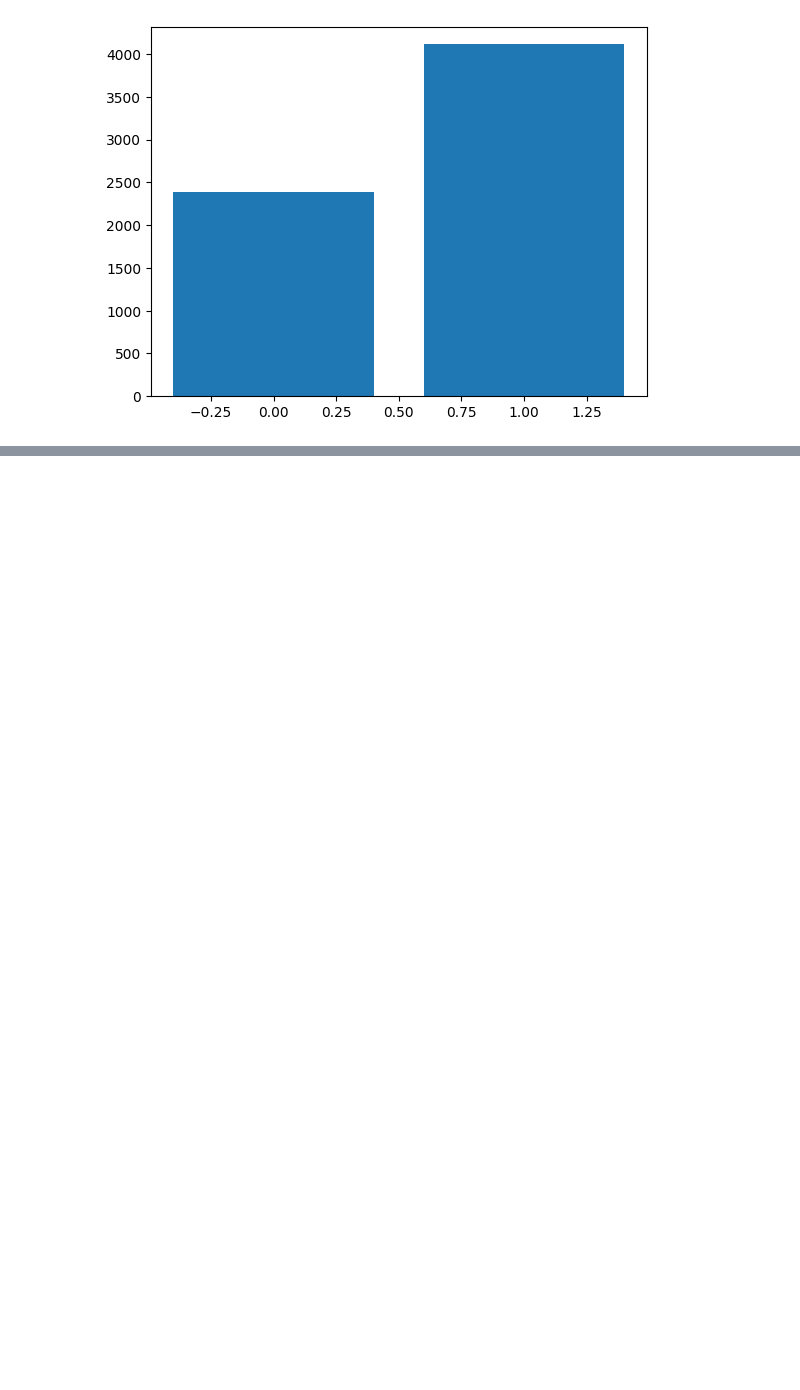
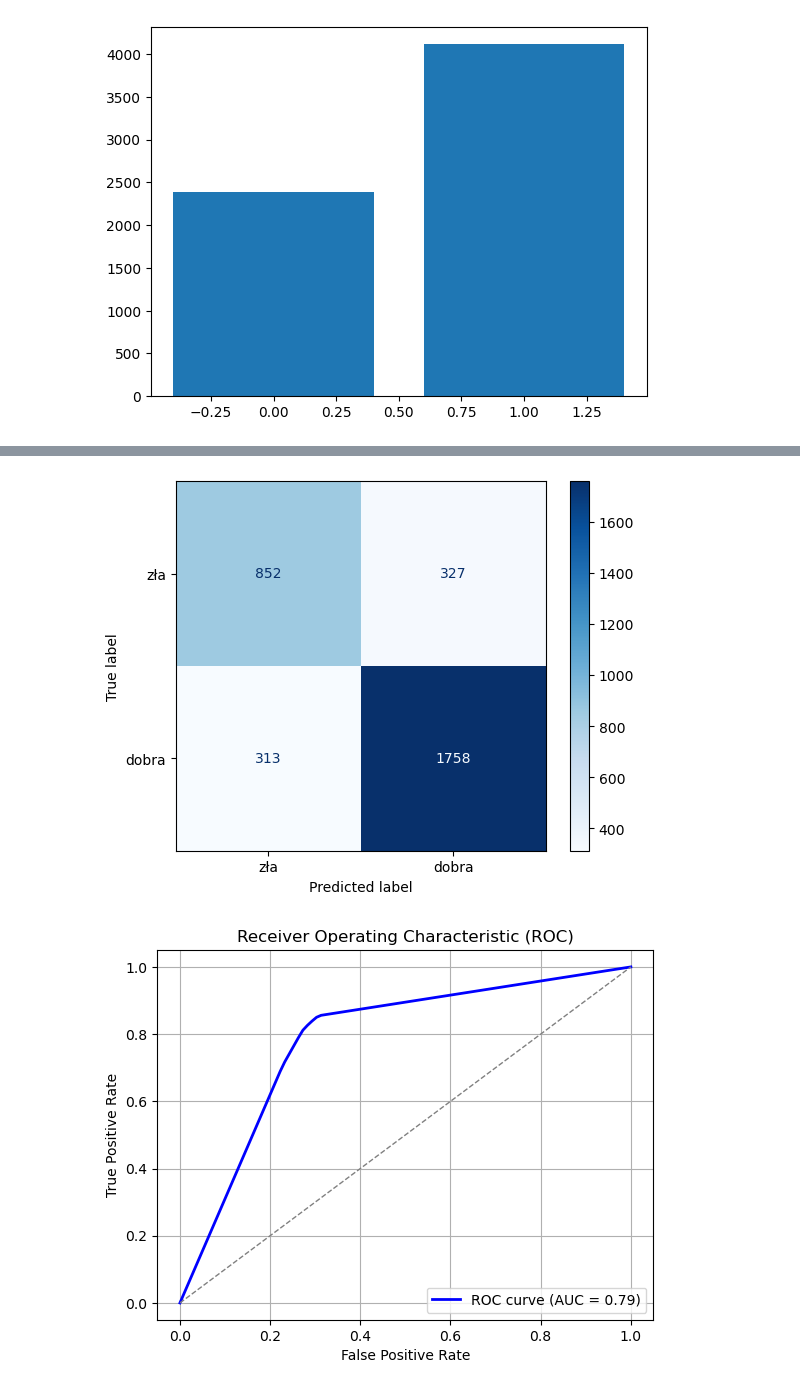
Before and after one commit to VisteK528/UMA, a Jupyter notebook: experiments/wine_tests.ipynb, the cells around one changed output, grey strips where cells are left out. Cells and saved outputs as stored; diff of their text form; code cells hidden in the pictures; blank space fills up the shorter version.

```diff
--- a/experiments/wine_tests.ipynb
+++ b/experiments/wine_tests.ipynb
@@ -101,0 +134,73 @@ plt.show()
+# %%
+#################### ID3
+importlib.reload(random_forest)
+accuracies = []
+time1 = time.time()
+
+
+fpr_list = []
+tpr_list = []
+auc_list = []
+y_testing = []
+y_pred = []
+for _ in range(25):
+    x_train, x_test, y_train, y_test = train_test_split(X, y, test_size=0.1, random_state=random.randrange(200))
+    tree = id3.DecisionTreeClassifier(1e10)
+    tree.fit(x_train, y_train)
+
+    samples = len(y_test)
+    correctly_predicted = 0
+    scores = [] #####################
+    for sample, gt in zip(x_test, y_test):
+        prediction = tree.predict(sample)
+        scores.append(prediction[1]) #############333
+        y_pred.append(np.argmax(prediction))
+        y_testing.append(gt)
+        print(prediction, gt)
+        if np.argmax(prediction) == gt:
+            correctly_predicted += 1
+
+    fpr, tpr, _ = roc_curve(y_test, scores)
+    roc_auc = auc(fpr, tpr)
+    # y_pred = np.array(y_pred)
+
+    fpr_list.append(fpr)
+    tpr_list.append(tpr)
+    auc_list.append(roc_auc)
+
+    print(f"Accuracy: {(correctly_predicted / samples) * 100:.2f}%")
+    print(f"Elapsed time: {time.time()-time1:.2f} s")
+    accuracies.append((correctly_predicted / samples) * 100)
+print(f"Mean accuracy: {np.mean(accuracies):.2f}%")
+
+cm = confusion_matrix(y_testing, y_pred, labels=[0, 1])
+disp = ConfusionMatrixDisplay(confusion_matrix=cm,
+                              display_labels=["zła", "dobra"])
+disp.plot(cmap=plt.cm.Blues)
+plt.show()
+
+
+# Define a common set of FPR values
+mean_fpr = np.linspace(0, 1, 100)
+
+# Interpolate TPR values
+tpr_interp = [np.interp(mean_fpr, fpr, tpr) for fpr, tpr in zip(fpr_list, tpr_list)]
+
+# Average the interpolated TPR values
+mean_tpr = np.mean(tpr_interp, axis=0)
+
+# Compute the mean AUC
+mean_auc = np.mean(auc_list)
+
+
+# Plot ROC curve
+plt.figure()
+plt.plot(mean_fpr, mean_tpr, color='blue', lw=2, label=f'ROC curve (AUC = {mean_auc:.2f})')
+plt.plot([0, 1], [0, 1], color='gray', lw=1, linestyle='--')  # Random classifier
+plt.xlabel('False Positive Rate')
+plt.ylabel('True Positive Rate')
+plt.title('Receiver Operating Characteristic (ROC)')
+plt.legend(loc='lower right')
+plt.grid()
+plt.show()
+# %% [output]
@@ -101,0 +224,2 @@ plt.show()
+[figure, added]
+[figure, added]
```
Also changed, not shown: parts of 7 cells of this notebook, 5 other files.
